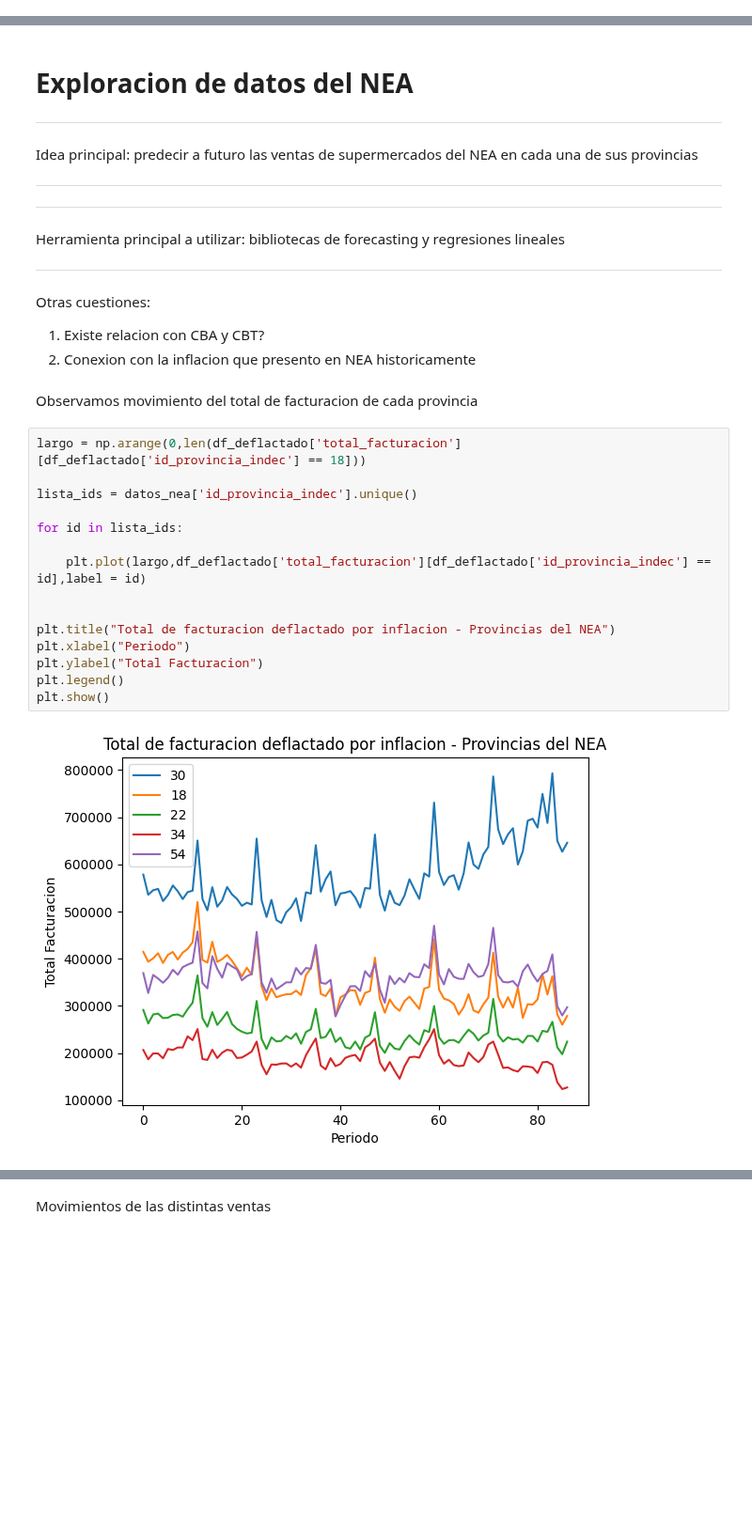
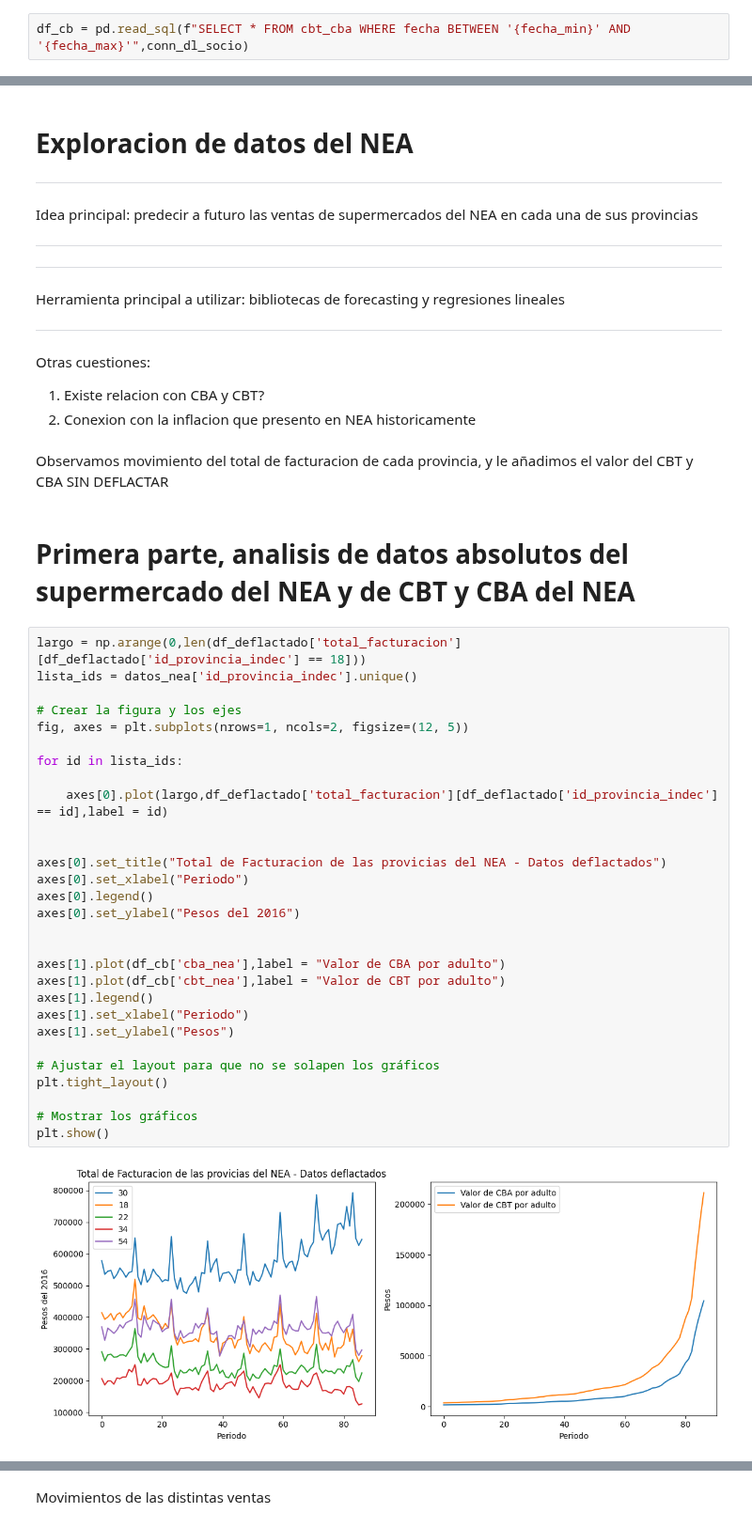
Before and after one commit to IPECD-AreaDatos/scrapingTrabajo, a Jupyter notebook: notebooks_cdd/supermercado_deflactado.ipynb, the cells around one changed output, grey strips where cells are left out. Shown at 94% size. Cells and saved outputs as stored; diff of their text form; blank space fills up the shorter version.

Commit message:
avance supermercado

```diff
--- a/notebooks_cdd/supermercado_deflactado.ipynb
+++ b/notebooks_cdd/supermercado_deflactado.ipynb
@@ -49,6 +63,8 @@ df_deflactado
 | 2173 | 2024-02-01 | 7 | 94 | 2.855477e+05 | 29166.036311 | 7.104059e+04 | 5150.040151 | 15566.632290 | ... |
 | 2174 | 2024-03-01 | 7 | 94 | 3.201696e+05 | 32625.679810 | 8.575879e+04 | 5823.963975 | 17077.396476 | ... |
 2175 rows × 15 columns
+# %%
+df_cb = pd.read_sql(f"SELECT * FROM cbt_cba WHERE fecha BETWEEN '{fecha_min}' AND '{fecha_max}'",conn_dl_socio)
 # %%
 datos_nea = df_deflactado[df_deflactado['id_provincia_indec'].isin([18,22,30,34,54])]
 # %% [markdown]
@@ -66,21 +82,37 @@ Herramienta principal a utilizar: bibliotecas de forecasting y regresiones linea
   <li>Conexion con la inflacion que presento en NEA historicamente</li>
 </ol>
 # %% [markdown]
-Observamos movimiento del total de facturacion de cada provincia
+Observamos movimiento del total de facturacion de cada provincia, y le añadimos el valor del CBT y CBA SIN DEFLACTAR
-# %%
-largo = np.arange(0,len(df_deflactado['total_facturacion'][df_deflactado['id_provincia_indec'] == 18]))
-
-lista_ids = datos_nea['id_provincia_indec'].unique()
-
-for id in lista_ids:
-
-    plt.plot(largo,df_deflactado['total_facturacion'][df_deflactado['id_provincia_indec'] == id],label = id)
-
-
-plt.title("Total de facturacion deflactado por inflacion - Provincias del NEA")
-plt.xlabel("Periodo")
-plt.ylabel("Total Facturacion")
-plt.legend()
-plt.show()
-# %% [output]
-[figure, removed]
+# %% [markdown]
+<H1> Primera parte, analisis de datos absolutos del supermercado del NEA y de CBT y CBA del NEA </H1>
+# %%
+largo = np.arange(0,len(df_deflactado['total_facturacion'][df_deflactado['id_provincia_indec'] == 18]))
+lista_ids = datos_nea['id_provincia_indec'].unique()
+
+# Crear la figura y los ejes
+fig, axes = plt.subplots(nrows=1, ncols=2, figsize=(12, 5))
+
+for id in lista_ids:
+
+    axes[0].plot(largo,df_deflactado['total_facturacion'][df_deflactado['id_provincia_indec'] == id],label = id)
+
+
+axes[0].set_title("Total de Facturacion de las provicias del NEA - Datos deflactados")
+axes[0].set_xlabel("Periodo")
+axes[0].legend()
+axes[0].set_ylabel("Pesos del 2016")
+
+
+axes[1].plot(df_cb['cba_nea'],label = "Valor de CBA por adulto")
+axes[1].plot(df_cb['cbt_nea'],label = "Valor de CBT por adulto")
+axes[1].legend()
+axes[1].set_xlabel("Periodo")
+axes[1].set_ylabel("Pesos")
+
+# Ajustar el layout para que no se solapen los gráficos
+plt.tight_layout()
+
+# Mostrar los gráficos
+plt.show()
+# %% [output]
+[figure, added]
```
Also changed, not shown: parts of 13 cells of this notebook, 2 other files.
